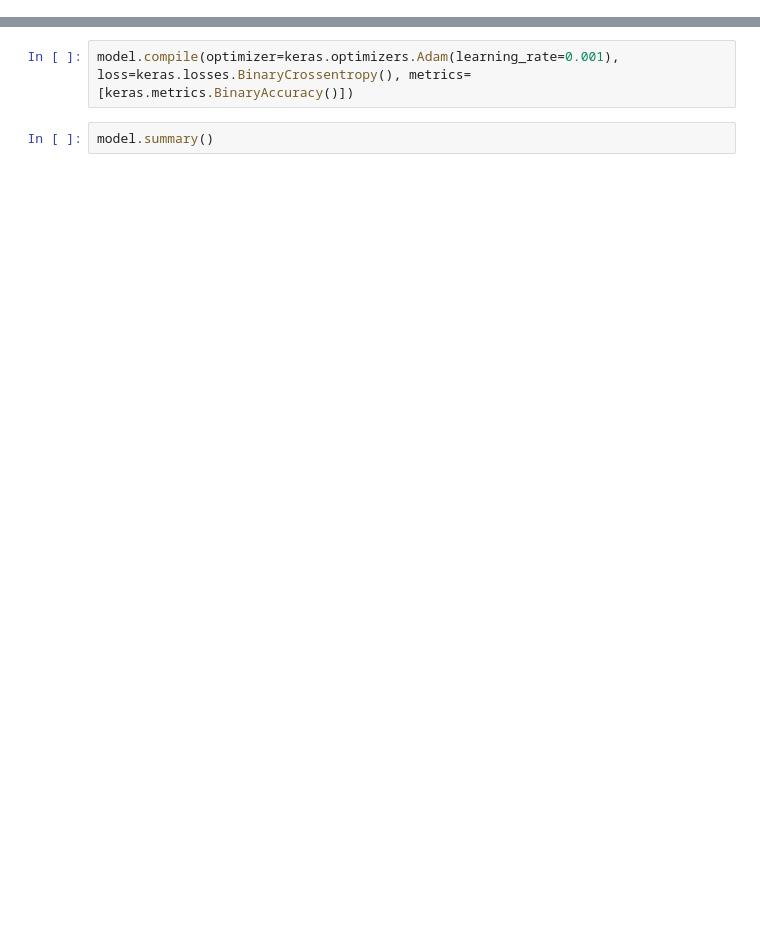
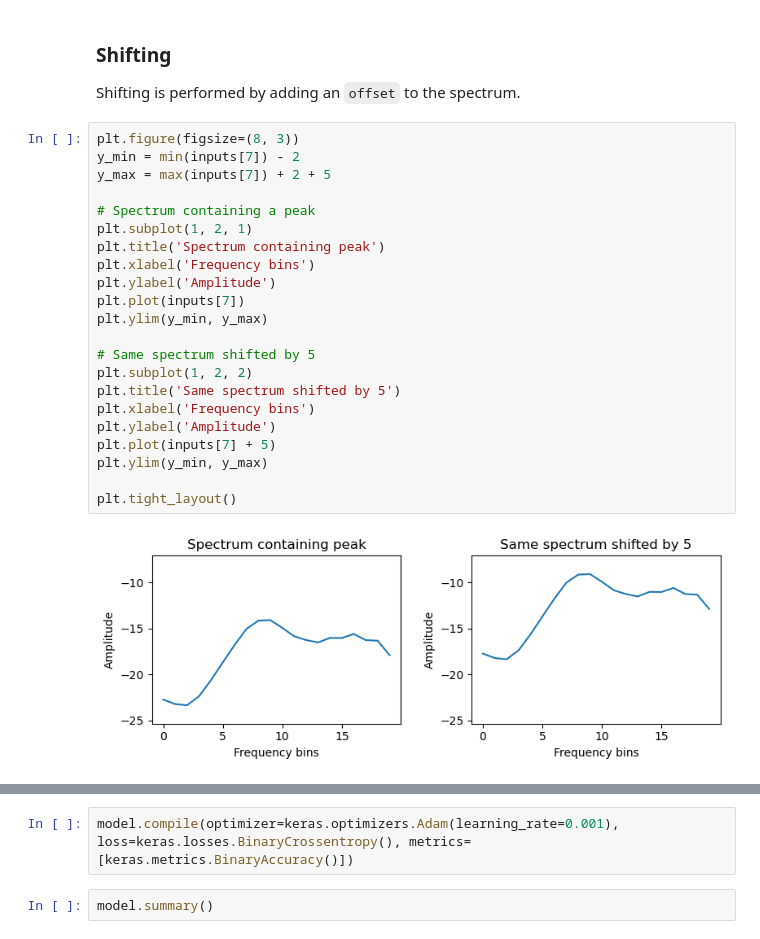
Before and after one commit to enter-opy/everest, a Jupyter notebook: train.ipynb, the cells around one changed output, grey strips where cells are left out. Cells and saved outputs as stored; diff of their text form; blank space fills up the shorter version.

```diff
--- a/train.ipynb
+++ b/train.ipynb
@@ -21,0 +60,27 @@ targets = np.array(targets)
+# %% [markdown]
+### Shifting
+Shifting is performed by adding an `offset` to the spectrum.
+# %%
+plt.figure(figsize=(8, 3))
+y_min = min(inputs[7]) - 2
+y_max = max(inputs[7]) + 2 + 5
+
+# Spectrum containing a peak
+plt.subplot(1, 2, 1)
+plt.title('Spectrum containing peak')
+plt.xlabel('Frequency bins')
+plt.ylabel('Amplitude')
+plt.plot(inputs[7])
+plt.ylim(y_min, y_max)
+
+# Same spectrum shifted by 5
+plt.subplot(1, 2, 2)
+plt.title('Same spectrum shifted by 5')
+plt.xlabel('Frequency bins')
+plt.ylabel('Amplitude')
+plt.plot(inputs[7] + 5)
+plt.ylim(y_min, y_max)
+
+plt.tight_layout()
+# %% [output]
+[figure, added]
```
Also changed, not shown: parts of 23 cells of this notebook, 3 other files.
